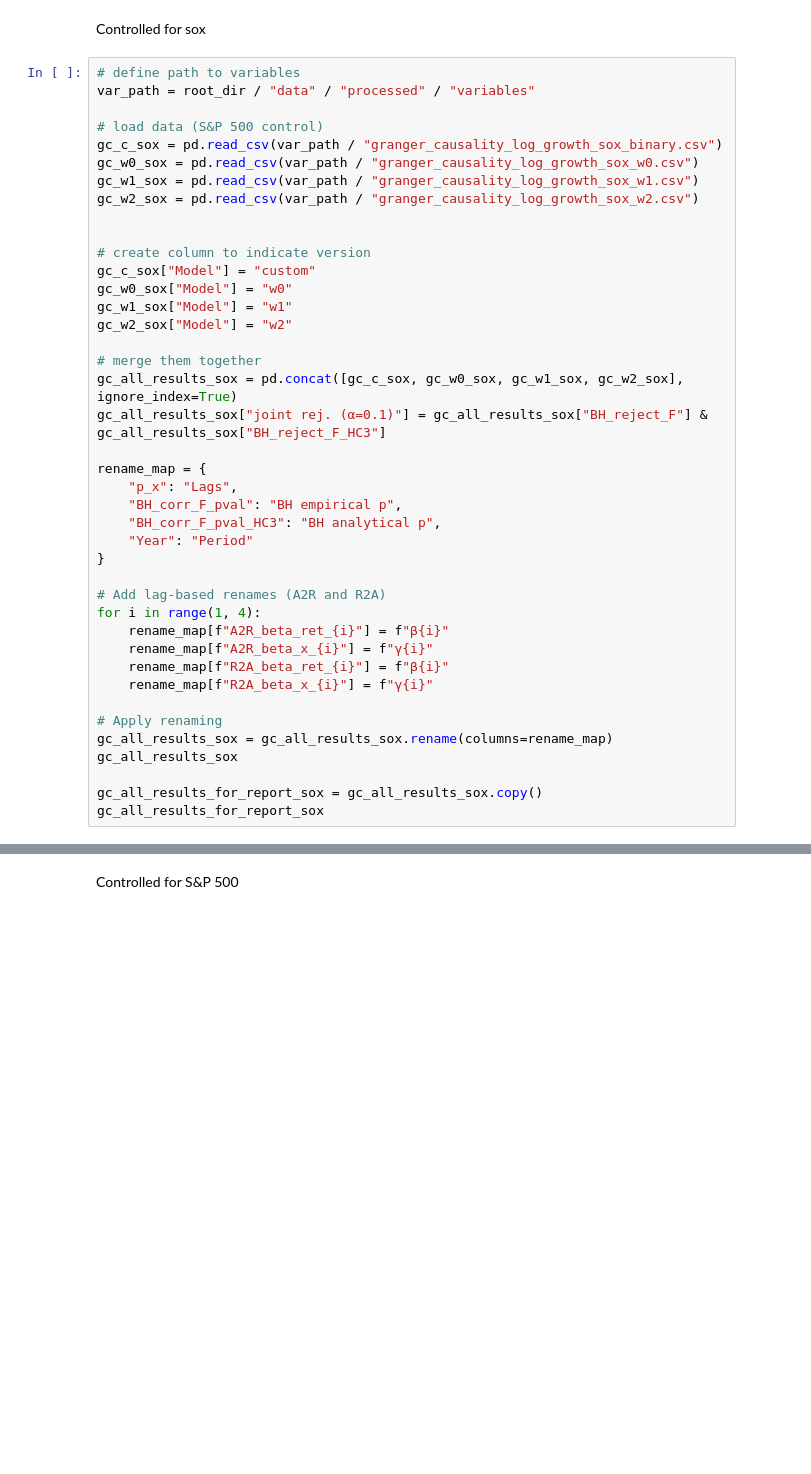
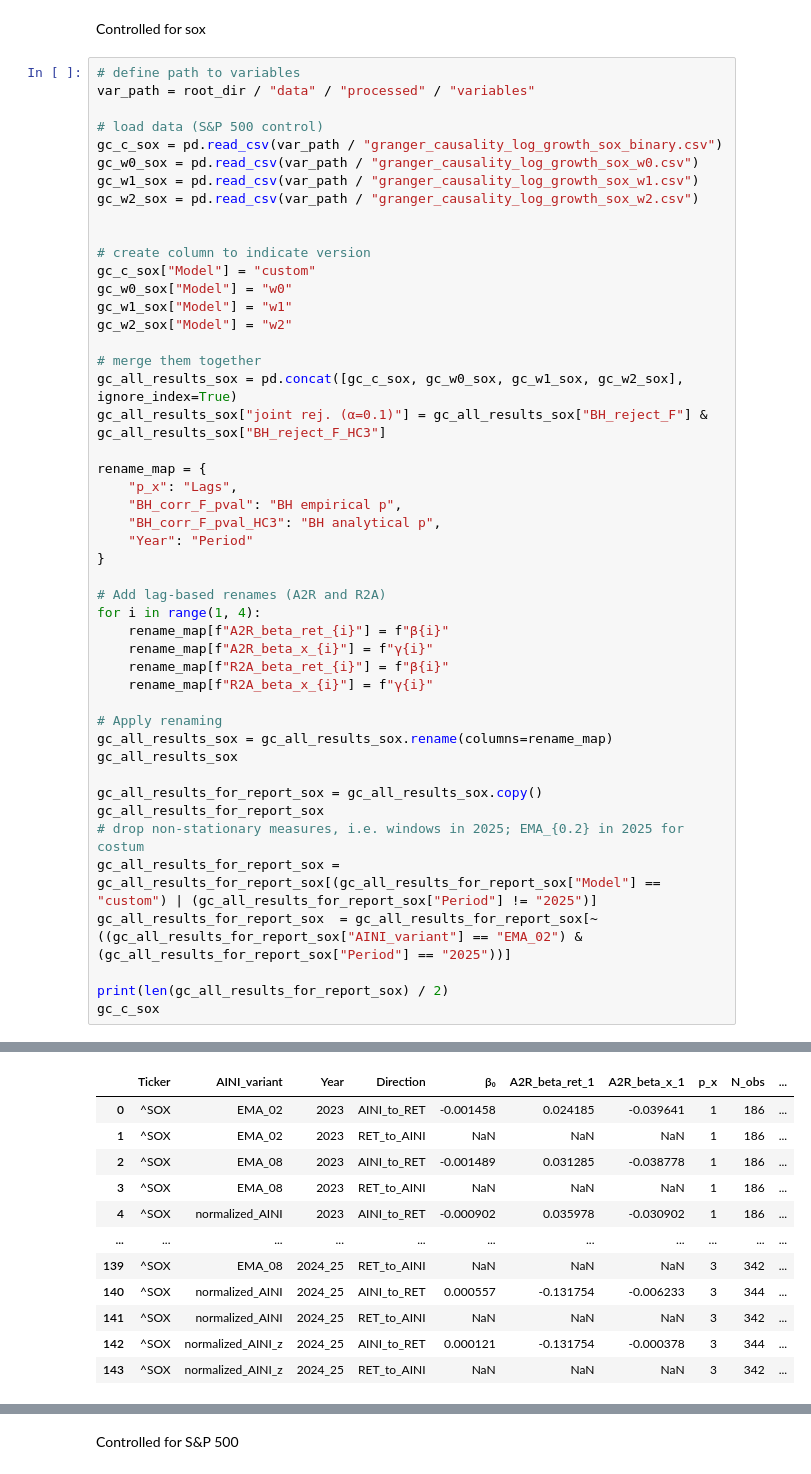
Before and after one commit to LarsIX/narrative_index, a Jupyter notebook: notebooks/analyse_gc_results.ipynb, the cells around one changed output, grey strips where cells are left out. Cells and saved outputs as stored; diff of their text form; blank space fills up the shorter version.

```diff
--- a/notebooks/analyse_gc_results.ipynb
+++ b/notebooks/analyse_gc_results.ipynb
@@ -158,3 +172,10 @@ gc_all_results_sox
 
 gc_all_results_for_report_sox = gc_all_results_sox.copy()
 gc_all_results_for_report_sox
+# drop non-stationary measures, i.e. windows in 2025; EMA_{0.2} in 2025 for costum
+gc_all_results_for_report_sox = gc_all_results_for_report_sox[(gc_all_results_for_report_sox["Model"] == "custom") | (gc_all_results_for_report_sox["Period"] != "2025")]
+gc_all_results_for_report_sox  = gc_all_results_for_report_sox[~((gc_all_results_for_report_sox["AINI_variant"] == "EMA_02") & (gc_all_results_for_report_sox["Period"] == "2025"))]
+
+print(len(gc_all_results_for_report_sox) / 2)
+gc_c_sox
+# %% [output]
@@ -160,0 +183,12 @@ gc_all_results_for_report_sox
+|  | Ticker | AINI_variant | Year | Direction | β₀ | A2R_beta_ret_1 | A2R_beta_x_1 | p_x | N_obs | ... |
+| 0 | ^SOX | EMA_02 | 2023 | AINI_to_RET | -0.001458 | 0.024185 | -0.039641 | 1 | 186 | ... |
+| 1 | ^SOX | EMA_02 | 2023 | RET_to_AINI | NaN | NaN | NaN | 1 | 186 | ... |
+| 2 | ^SOX | EMA_08 | 2023 | AINI_to_RET | -0.001489 | 0.031285 | -0.038778 | 1 | 186 | ... |
+| 3 | ^SOX | EMA_08 | 2023 | RET_to_AINI | NaN | NaN | NaN | 1 | 186 | ... |
+| 4 | ^SOX | normalized_AINI | 2023 | AINI_to_RET | -0.000902 | 0.035978 | -0.030902 | 1 | 186 | ... |
+| ... | ... | ... | ... | ... | ... | ... | ... | ... | ... | ... |
+| 139 | ^SOX | EMA_08 | 2024_25 | RET_to_AINI | NaN | NaN | NaN | 3 | 342 | ... |
+| 140 | ^SOX | normalized_AINI | 2024_25 | AINI_to_RET | 0.000557 | -0.131754 | -0.006233 | 3 | 344 | ... |
+| 141 | ^SOX | normalized_AINI | 2024_25 | RET_to_AINI | NaN | NaN | NaN | 3 | 342 | ... |
+| 142 | ^SOX | normalized_AINI_z | 2024_25 | AINI_to_RET | 0.000121 | -0.131754 | -0.000378 | 3 | 344 | ... |
+| 143 | ^SOX | normalized_AINI_z | 2024_25 | RET_to_AINI | NaN | NaN | NaN | 3 | 342 | ... |
```
Also changed, not shown: parts of 51 cells of this notebook, 30 other files.
